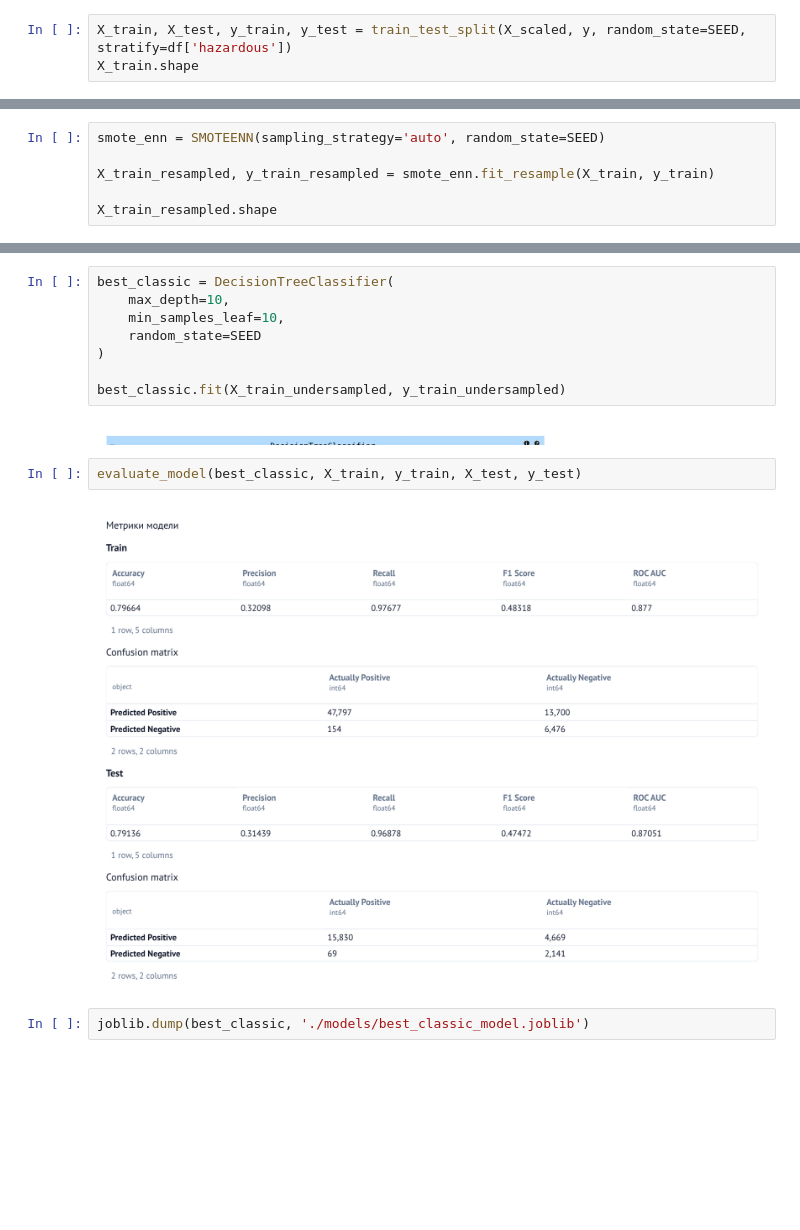
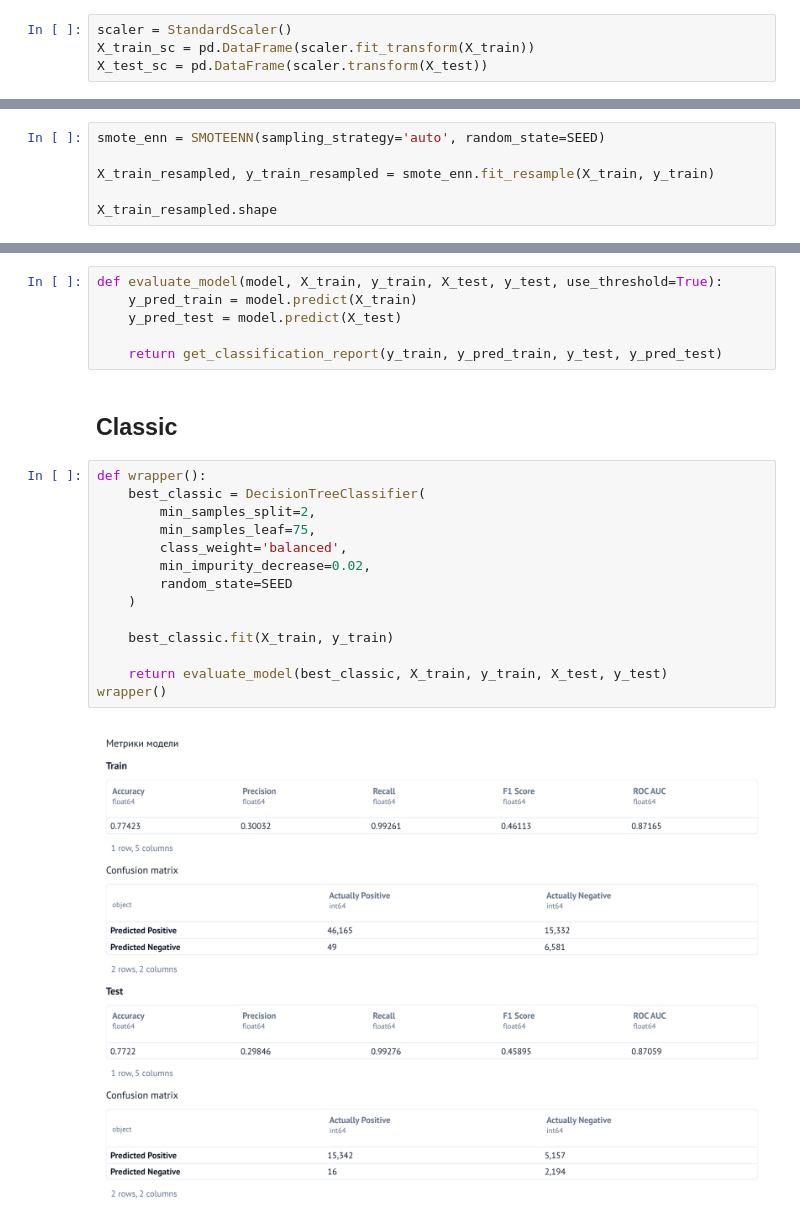
Before and after one commit to Kreoniz/omstu-ml-4, a Jupyter notebook: rgr/__marimo__/save_best_models.ipynb, the cells around one changed output, grey strips where cells are left out. Saved outputs shown, nothing was run; the diff lists cells and outputs as text; blank space fills up the shorter version.

```diff
--- a/rgr/__marimo__/save_best_models.ipynb
+++ b/rgr/__marimo__/save_best_models.ipynb
@@ -83,6 +82,7 @@ X_scaled = scaler.fit_transform(X)
 # %%
-X_train, X_test, y_train, y_test = train_test_split(X_scaled, y, random_state=SEED, stratify=df['hazardous'])
-X_train.shape
+scaler = StandardScaler()
+X_train_sc = pd.DataFrame(scaler.fit_transform(X_train))
+X_test_sc = pd.DataFrame(scaler.transform(X_test))
 # %%
 rus = RandomUnderSampler(sampling_strategy='auto', random_state=SEED)
 
@@ -106,16 +124,24 @@ def evaluate_model(model, X_train, y_train, X_test, y_test):
 # %%
-best_classic = DecisionTreeClassifier(
-    max_depth=10,
-    min_samples_leaf=10,
-    random_state=SEED
-)
+def evaluate_model(model, X_train, y_train, X_test, y_test, use_threshold=True):
+    y_pred_train = model.predict(X_train)
+    y_pred_test = model.predict(X_test)
 
-best_classic.fit(X_train_undersampled, y_train_undersampled)
+    return get_classification_report(y_train, y_pred_train, y_test, y_pred_test)
-# %% [output]
-[figure, removed]
-# %%
-evaluate_model(best_classic, X_train, y_train, X_test, y_test)
-# %% [output]
-[figure, removed]
+# %% [markdown]
+## Classic
 # %%
-joblib.dump(best_classic, './models/best_classic_model.joblib')
+def wrapper():
+    best_classic = DecisionTreeClassifier(
+        min_samples_split=2,
+        min_samples_leaf=75,
+        class_weight='balanced',
+        min_impurity_decrease=0.02,
+        random_state=SEED
+    )
+
+    best_classic.fit(X_train, y_train)
+
+    return evaluate_model(best_classic, X_train, y_train, X_test, y_test)
+wrapper()
+# %% [output]
+[figure, added]
```
Also changed, not shown: parts of 38 cells of this notebook, 9 other files.
